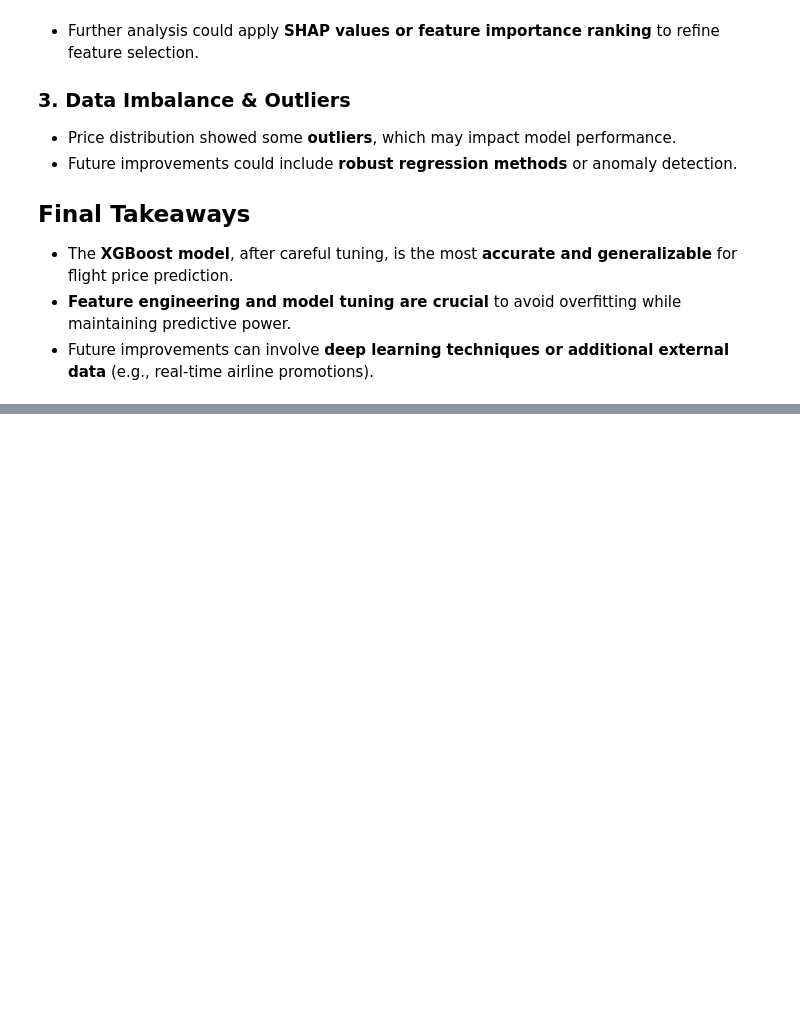
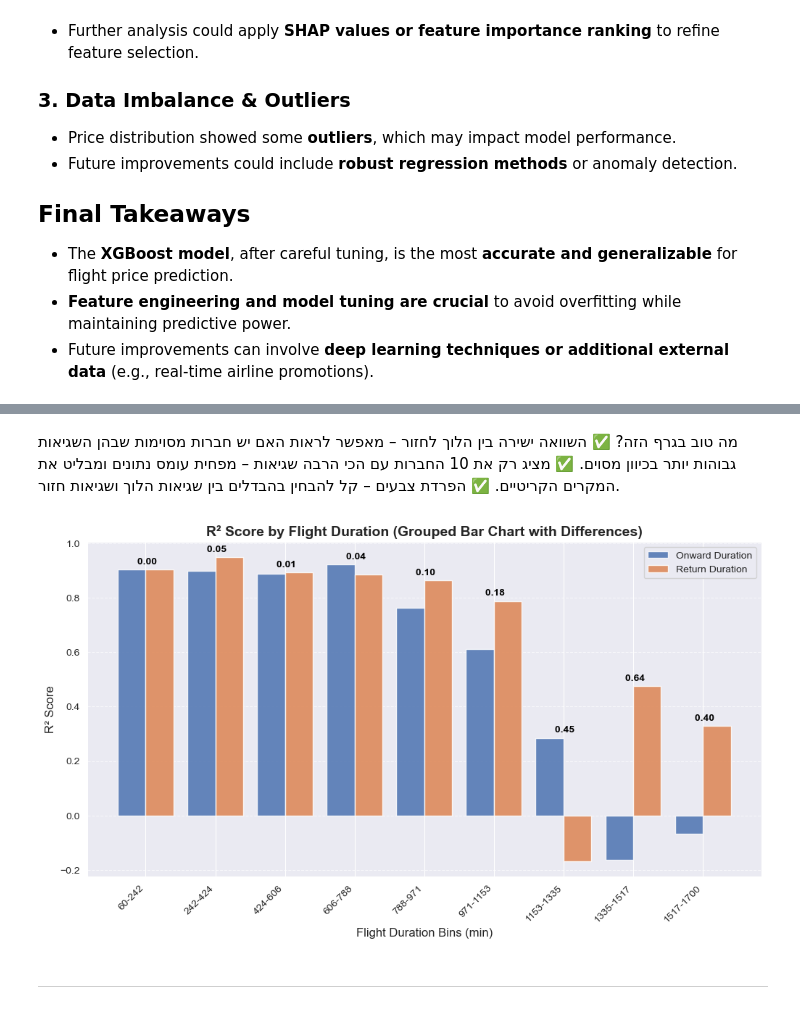
Before and after one commit to Andrian2024/DSProject-Flights, a Jupyter notebook: Algo4-Andrian-Flights_XGBOOST.ipynb, the cells around one changed output, grey strips where cells are left out. Cells and saved outputs as stored; diff of their text form; code cells hidden in the pictures; blank space fills up the shorter version.

```diff
--- a/Algo4-Andrian-Flights_XGBOOST.ipynb
+++ b/Algo4-Andrian-Flights_XGBOOST.ipynb
@@ -691,0 +832,65 @@ plt.show()
+# %% [markdown]
+ מה טוב בגרף הזה?
+✅ השוואה ישירה בין הלוך לחזור – מאפשר לראות האם יש חברות מסוימות שבהן השגיאות גבוהות יותר בכיוון מסוים.
+✅ מציג רק את 10 החברות עם הכי הרבה שגיאות – מפחית עומס נתונים ומבליט את המקרים הקריטיים.
+✅ הפרדת צבעים – קל להבחין בהבדלים בין שגיאות הלוך ושגיאות חזור.
+# %%
+import numpy as np
+import matplotlib.pyplot as plt
+import seaborn as sns
+from sklearn.metrics import r2_score
+
+# Define bins for flight duration
+bins = np.linspace(error_analysis_df["Total Onward Flight Duration(min)"].min(),
+                   error_analysis_df["Total Onward Flight Duration(min)"].max(), 10)
+
+# Bin flight durations
+error_analysis_df["Onward Duration Bin"] = np.digitize(error_analysis_df["Total Onward Flight Duration(min)"], bins) - 1
+error_analysis_df["Return Duration Bin"] = np.digitize(error_analysis_df["Total Return Flight Duration(min)"], bins) - 1
+
+# Calculate R² scores for each bin, removing empty bins
+onward_r2_series = error_analysis_df.groupby("Onward Duration Bin").apply(lambda x: r2_score(x["Actual Price"], x["Predicted Price"])).dropna()
+return_r2_series = error_analysis_df.groupby("Return Duration Bin").apply(lambda x: r2_score(x["Actual Price"], x["Predicted Price"])).dropna()
+
+# Align bins to ensure same categories
+common_bins = list(set(onward_r2_series.index) & set(return_r2_series.index))
+onward_r2_series = onward_r2_series.loc[common_bins]
+return_r2_series = return_r2_series.loc[common_bins]
+
+# Compute absolute R² differences
+r2_diff = abs(onward_r2_series - return_r2_series)
+
+# Define bar width
+bar_width = 0.4
+x = np.arange(len(common_bins))  # X positions
+
+# Create figure
+fig, ax = plt.subplots(figsize=(12, 6))
+
+# Updated colors
+onward_color = "#4C72B0"  # Blue
+return_color = "#DD8452"  # Orange
+
+# Plot bars
+onward_bars = ax.bar(x - bar_width/2, onward_r2_series.values, bar_width, color=onward_color, alpha=0.85, label="Onward Duration")
+return_bars = ax.bar(x + bar_width/2, return_r2_series.values, bar_width, color=return_color, alpha=0.85, label="Return Duration")
+
+# Add R² difference text above each pair
+for i, diff in enumerate(r2_diff):
+    ax.text(x[i], max(onward_r2_series.values[i], return_r2_series.values[i]) + 0.02, f" {diff:.2f}",
+            ha="center", fontsize=10, fontweight="bold", color="black")
+
+# Labels and Formatting
+ax.set_xlabel("Flight Duration Bins (min)", fontsize=12)
+ax.set_ylabel("R² Score", fontsize=12)
+ax.set_title("R² Score by Flight Duration (Grouped Bar Chart with Differences)", fontsize=14, fontweight="bold")
+ax.set_xticks(x)
+ax.set_xticklabels([f"{int(bins[i])}-{int(bins[i+1])}" for i in common_bins], rotation=45, ha="right")
+ax.legend()
+
+plt.grid(axis="y", linestyle="--", alpha=0.7)
+plt.show()
+# %% [output]
+[figure, added]
+# %% [markdown]
+__________________________________
```
Also changed, not shown: parts of 9 cells of this notebook, 1 other file.
